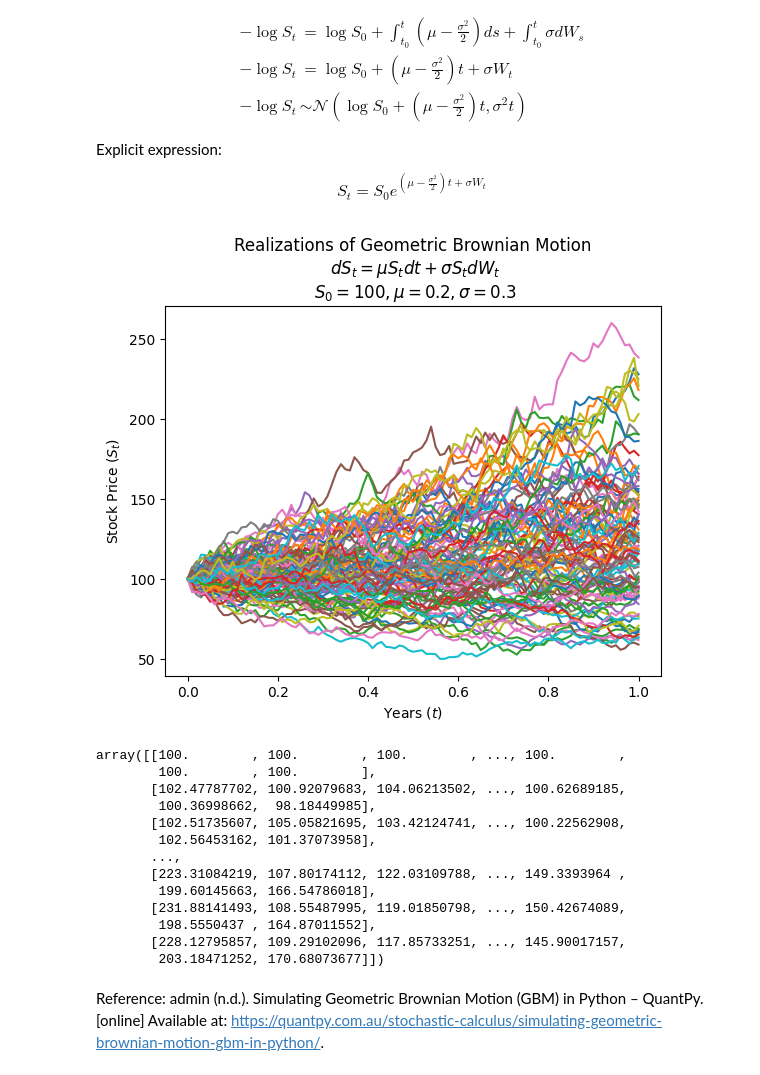
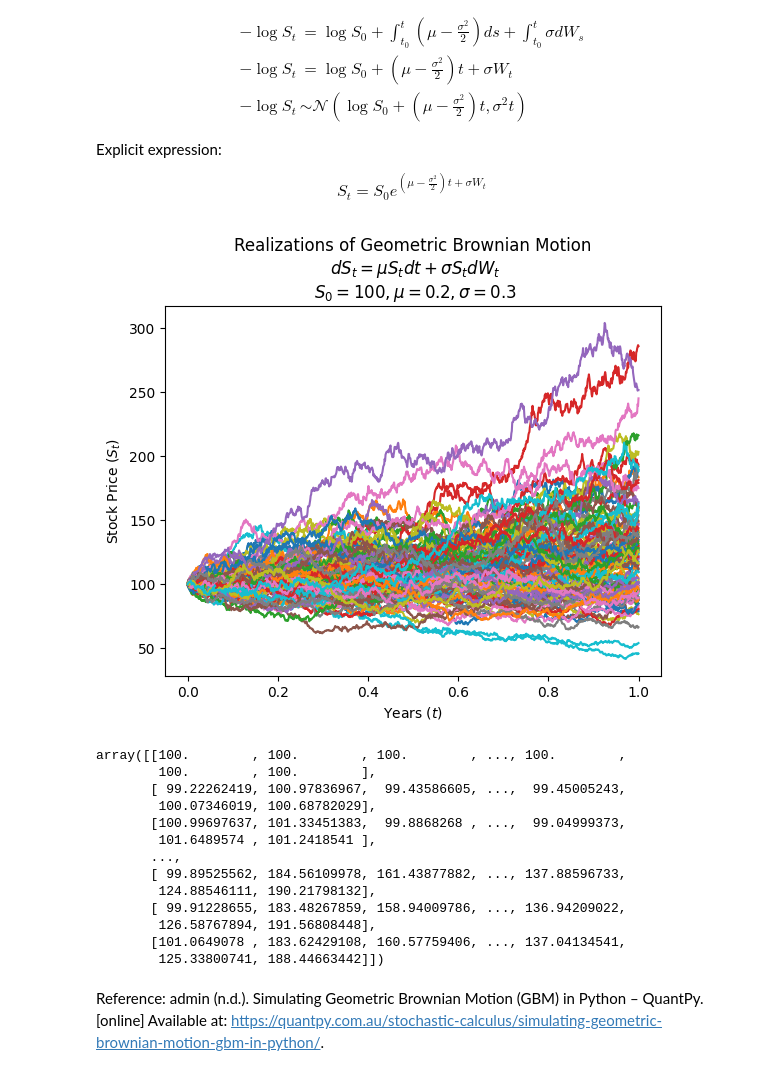
Before and after one commit to milas-melt/Monte_carlo_derivative_pricing, a Jupyter notebook: other/3-simulate_geometric_brownian_motion_paths.ipynb, the cells around one changed output. Drawn from its saved outputs; the diff is of its cells as text; code cells hidden in the pictures.

```diff
--- a/other/3-simulate_geometric_brownian_motion_paths.ipynb
+++ b/other/3-simulate_geometric_brownian_motion_paths.ipynb
@@ -22,7 +22,7 @@ S_t = S_0 e^{\left( \mu - \frac{\sigma^2}{2} \right) t + \sigma W_t}
 # %%
 import numpy as np
 import matplotlib.pyplot as plt
-def simulate_geometric_brownian_motion_paths(mu, n, T, M, S0, sigma, plot=False):
+def simulate_geometric_brownian_motion_paths(S0, sigma, mu, T, n=1000, M = 100, plot=False):
     dt = T / n
     # simulation using numpy arrays
     St = np.exp(
@@ -54,35 +54,35 @@ def simulate_geometric_brownian_motion_paths(mu, n, T, M, S0, sigma, plot=False)
 # %%
 ###### Example ######
 # Parameters
 # drift coefficent
 mu = 0.2
 # number of steps
 n = 100
 # time in years
 T = 1
 # number of sims
 M = 100
 # initial stock price
 S0 = 100
 # volatility
 sigma = 0.3
 
-simulate_geometric_brownian_motion_paths(mu, n, T, M, S0, sigma, plot=True)
+simulate_geometric_brownian_motion_paths(S0, sigma, mu, T, plot=True)
 # %% [output]
-[figure, old version]
+[figure, new version]
 array([[100.        , 100.        , 100.        , ..., 100.        ,
         100.        , 100.        ],
-       [102.47787702, 100.92079683, 104.06213502, ..., 100.62689185,
-        100.36998662,  98.18449985],
-       [102.51735607, 105.05821695, 103.42124741, ..., 100.22562908,
-        102.56453162, 101.37073958],
+       [ 99.22262419, 100.97836967,  99.43586605, ...,  99.45005243,
+        100.07346019, 100.68782029],
+       [100.99697637, 101.33451383,  99.8868268 , ...,  99.04999373,
+        101.6489574 , 101.2418541 ],
        ...,
-       [223.31084219, 107.80174112, 122.03109788, ..., 149.3393964 ,
-        199.60145663, 166.54786018],
-       [231.88141493, 108.55487995, 119.01850798, ..., 150.42674089,
-        198.5550437 , 164.87011552],
-       [228.12795857, 109.29102096, 117.85733251, ..., 145.90017157,
-        203.18471252, 170.68073677]])
+       [ 99.89525562, 184.56109978, 161.43877882, ..., 137.88596733,
+        124.88546111, 190.21798132],
+       [ 99.91228655, 183.48267859, 158.94009786, ..., 136.94209022,
+        126.58767894, 191.56808448],
+       [101.0649078 , 183.62429108, 160.57759406, ..., 137.04134541,
+        125.33800741, 188.44663442]])
 # %% [markdown]
 Reference:
 admin (n.d.). Simulating Geometric Brownian Motion (GBM) in Python – QuantPy. [online] Available at: https://quantpy.com.au/stochastic-calculus/simulating-geometric-brownian-motion-gbm-in-python/.
```
